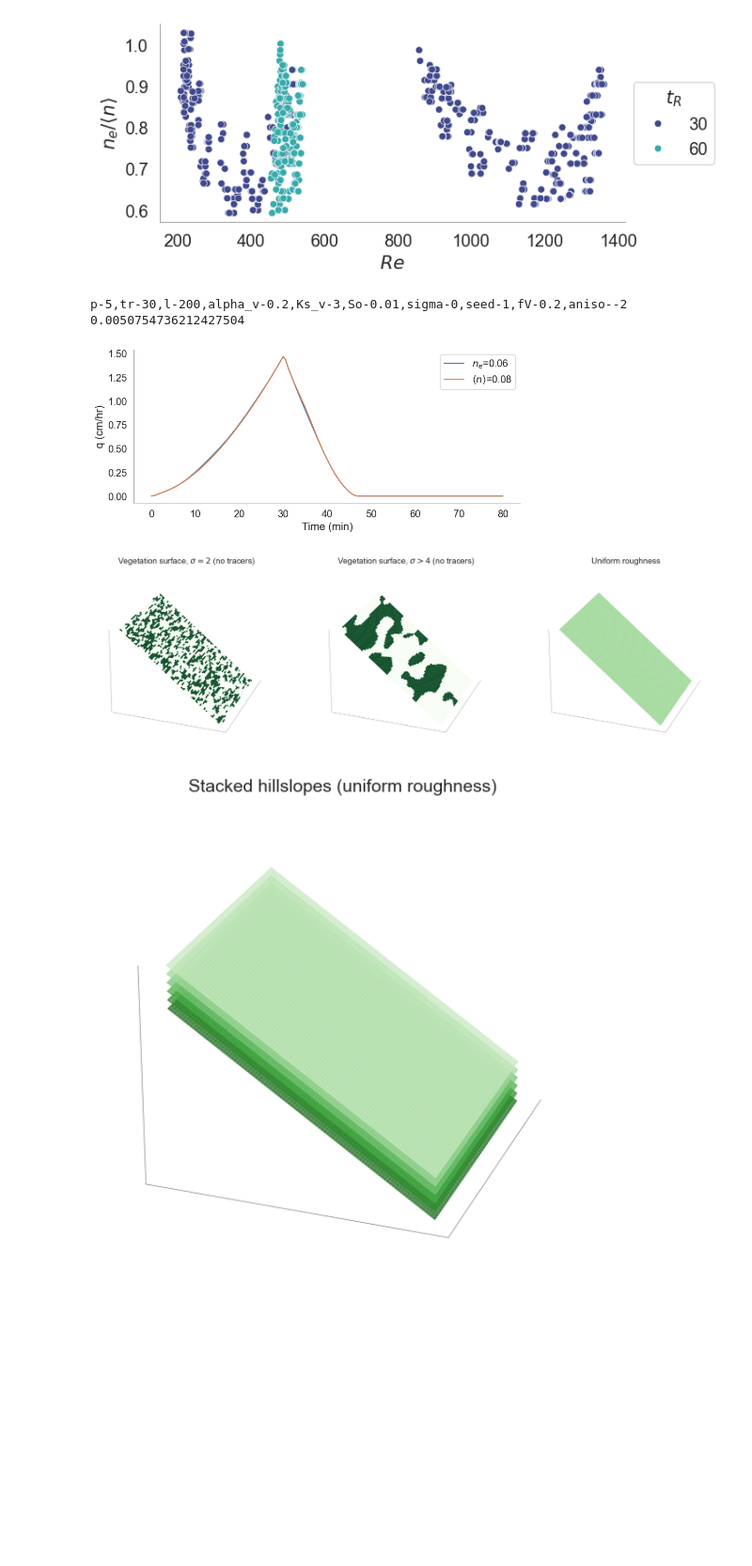
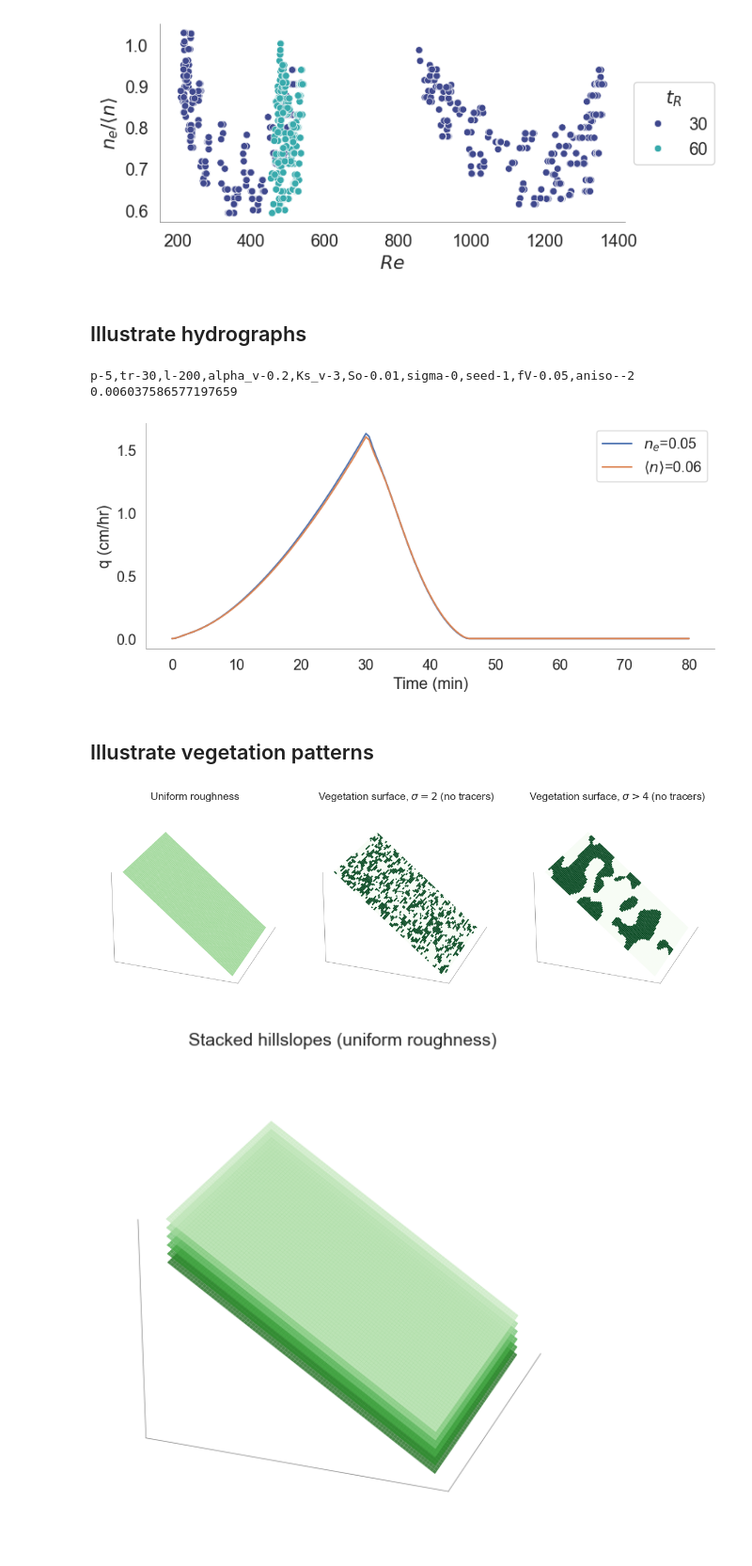
Before and after one commit to octavia-crompton/roughness-scale, a Jupyter notebook: notebooks/roughness_scale-pattern.ipynb, the cells around one changed output. Shown at 94% size. Cells and saved outputs as stored; diff of their text form; code cells hidden in the pictures; blank space fills up the shorter version.

Commit message:
added notebook to explore vegetation patterns

```diff
--- a/notebooks/roughness_scale-pattern.ipynb
+++ b/notebooks/roughness_scale-pattern.ipynb
@@ -734,56 +761,32 @@ sim = summary.query("curve > 0.35").iloc[1]
+# %% [markdown]
+## Illustrate hydrographs
 # %%
+# To illustrate how well hydrograph matching works for a good fit, plot the hydrographs for one of the best-fitting simulations (e.g. hydro_err < 0.04).
 fig, ax = plt.subplots(1, figsize=(10, 4))
-sim = summary.query("hydro_err < 0.05 and hydro_err < 0.04").iloc[6]
+sim = summary.query("hydro_err < 0.05 and hydro_err < 0.04").iloc[0]
 
 ax.plot(sim.t/60, sim.hydro, label=f"$n_e$={sim.r_equiv:.2f}")
 ax.plot(sim.t[:len(sim.equiv_hydro)]/60, sim.equiv_hydro,
         label=r"$\langle n \rangle$" + f"={sim['<n>']:.2f}")
 
 ax.legend()
 ax.set_xlabel("Time (min)")
 ax.set_ylabel("q (cm/hr)")
-ax.text(1.5, 0., ' ', transform=ax.transAxes, ha="left", va="top",
-        fontsize=18, style='italic')
+
 
 print(sim.name, sim.hydro_err)
 # %% [output]
-p-5,tr-30,l-200,alpha_v-0.2,Ks_v-3,So-0.01,sigma-0,seed-1,fV-0.2,aniso--2 0.0050754736212427504
+p-5,tr-30,l-200,alpha_v-0.2,Ks_v-3,So-0.01,sigma-0,seed-1,fV-0.05,aniso--2 0.006037586577197659
-[figure, old version]
+[figure, new version]
+# %% [markdown]
+## Illustrate vegetation patterns
 # %%
-# 3D vegetation surface only (no tracer trajectories) — side by side: σ=2 vs σ>4 vs uniform
+# 3D vegetation surface — side by side: σ=2 vs σ>4 vs uniform
 
-fig = plt.figure(figsize=(16, 5))
-
-# Left subplot: sigma = 2
-ax1 = fig.add_subplot(131, projection='3d')
-sim1 = summary.query(" fV > 0.2 and fV < 0.5 and sigma == 1 and aniso > 1").iloc[0]
-plot_surface(
-    sim1, 'veg',
-    title=r'Vegetation surface, $\sigma=2$ (no tracers)',
-    color=cm.Greens,
-    ax=ax1,
-    ucut=1,
-    dcut=0,
-    alpha=1.0,
-    plot_veg=False
-)
-
-# Middle subplot: sigma > 4
-ax2 = fig.add_subplot(132, projection='3d')
-sim2 = summary.query(" fV > 0.2 and fV < 0.5 and sigma > 4 and aniso > 1").iloc[0]
-plot_surface(
-    sim2, 'veg',
-    title=r'Vegetation surface, $\sigma>4$ (no tracers)',
-    color=cm.Greens,
-    ax=ax2,
-    ucut=1,
-    dcut=0,
-    alpha=1.0,
-    plot_veg=False
-)
+fig = plt.figure(figsize=(12, 5))
 
 # Right subplot: uniform roughness — real topography, single light-green colour
-ax3 = fig.add_subplot(133, projection='3d')
+ax3 = fig.add_subplot(131, projection='3d')
 sim3 = summary.iloc[0]
 _light_green_cmap = _mcolors.LinearSegmentedColormap.from_list(
     'light_green', ['#a1d99b', '#a1d99b'])  # constant light green
@@ -798,10 +801,40 @@ plot_surface(
     plot_veg=False
 )
 
+
+
+# Left subplot: sigma = 2
+ax1 = fig.add_subplot(132, projection='3d')
+sim1 = summary.query(" fV > 0.2 and fV < 0.5 and sigma == 1 and aniso > 1").iloc[0]
+plot_surface(
+    sim1, 'veg',
+    title=r'Vegetation surface, $\sigma=2$ (no tracers)',
+    color=cm.Greens,
+    ax=ax1,
+    ucut=1,
+    dcut=0,
+    alpha=1.0,
+    plot_veg=False
+)
+
+# Middle subplot: sigma > 4
+ax2 = fig.add_subplot(133, projection='3d')
+sim2 = summary.query(" fV > 0.2 and fV < 0.5 and sigma > 4 and aniso > 1").iloc[0]
+plot_surface(
+    sim2, 'veg',
+    title=r'Vegetation surface, $\sigma>4$ (no tracers)',
+    color=cm.Greens,
+    ax=ax2,
+    ucut=1,
+    dcut=0,
+    alpha=1.0,
+    plot_veg=False
+)
+
 plt.tight_layout()
 plt.show()
 # %% [output]
-[figure, old version]
+[figure, new version]
 # %%
 # Stacked hillslopes with varying green shades (dark → light)
 
```
Also changed, not shown: parts of 8 cells of this notebook, 13 other files.
